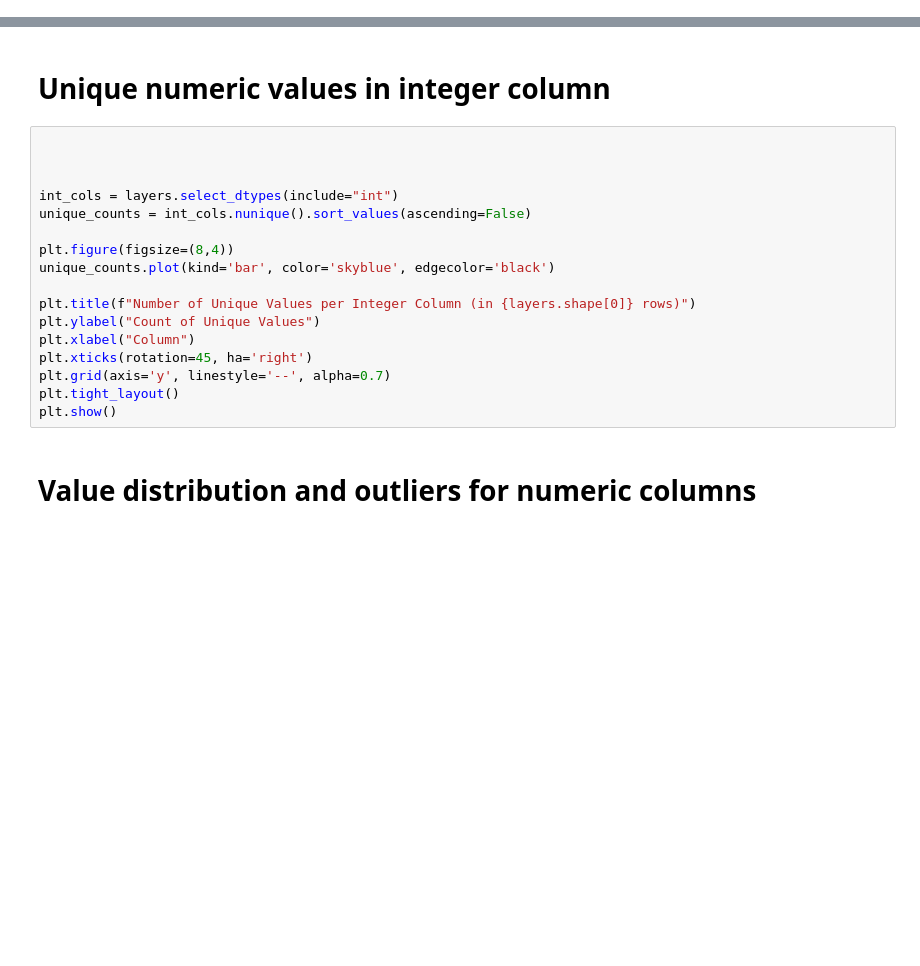
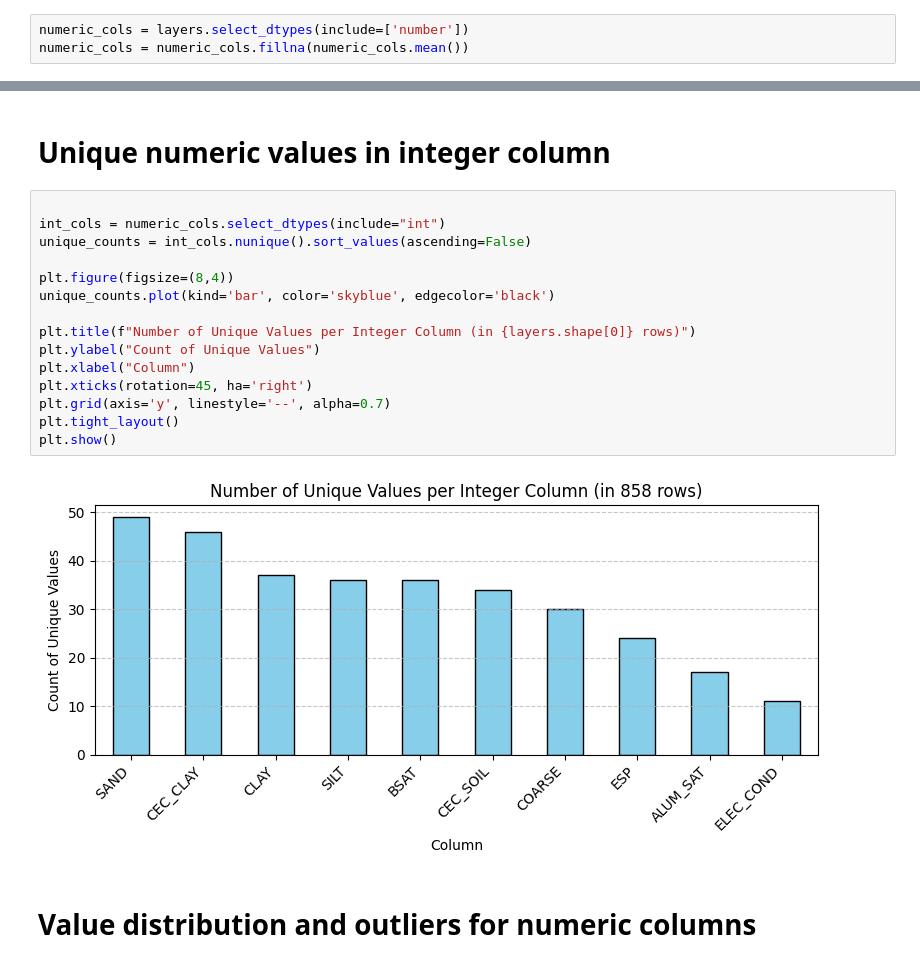
Before and after one commit to MohamedRamzi9/Data-Mining-Project, a Jupyter notebook: data_processing/soil.ipynb, the cells around one changed output, grey strips where cells are left out. Cells and saved outputs as stored; diff of their text form; blank space fills up the shorter version.

```diff
--- a/data_processing/soil.ipynb
+++ b/data_processing/soil.ipynb
@@ -115,0 +120,3 @@ plt.show()
+# %%
+numeric_cols = layers.select_dtypes(include=['number'])
+numeric_cols = numeric_cols.fillna(numeric_cols.mean())
@@ -117,21 +151,21 @@ plt.show()
 # Unique numeric values in integer column
 # %%
 
-
-
-int_cols = layers.select_dtypes(include="int")
+int_cols = numeric_cols.select_dtypes(include="int")
 unique_counts = int_cols.nunique().sort_values(ascending=False)
 
 plt.figure(figsize=(8,4))
 unique_counts.plot(kind='bar', color='skyblue', edgecolor='black')
 
 plt.title(f"Number of Unique Values per Integer Column (in {layers.shape[0]} rows)")
 plt.ylabel("Count of Unique Values")
 plt.xlabel("Column")
 plt.xticks(rotation=45, ha='right')
 plt.grid(axis='y', linestyle='--', alpha=0.7)
 plt.tight_layout()
 plt.show()
+# %% [output]
+[figure, added]
 # %% [markdown]
 # Value distribution and outliers for numeric columns
 # %%
```
Also changed, not shown: parts of 6 cells of this notebook, 1 other file.
